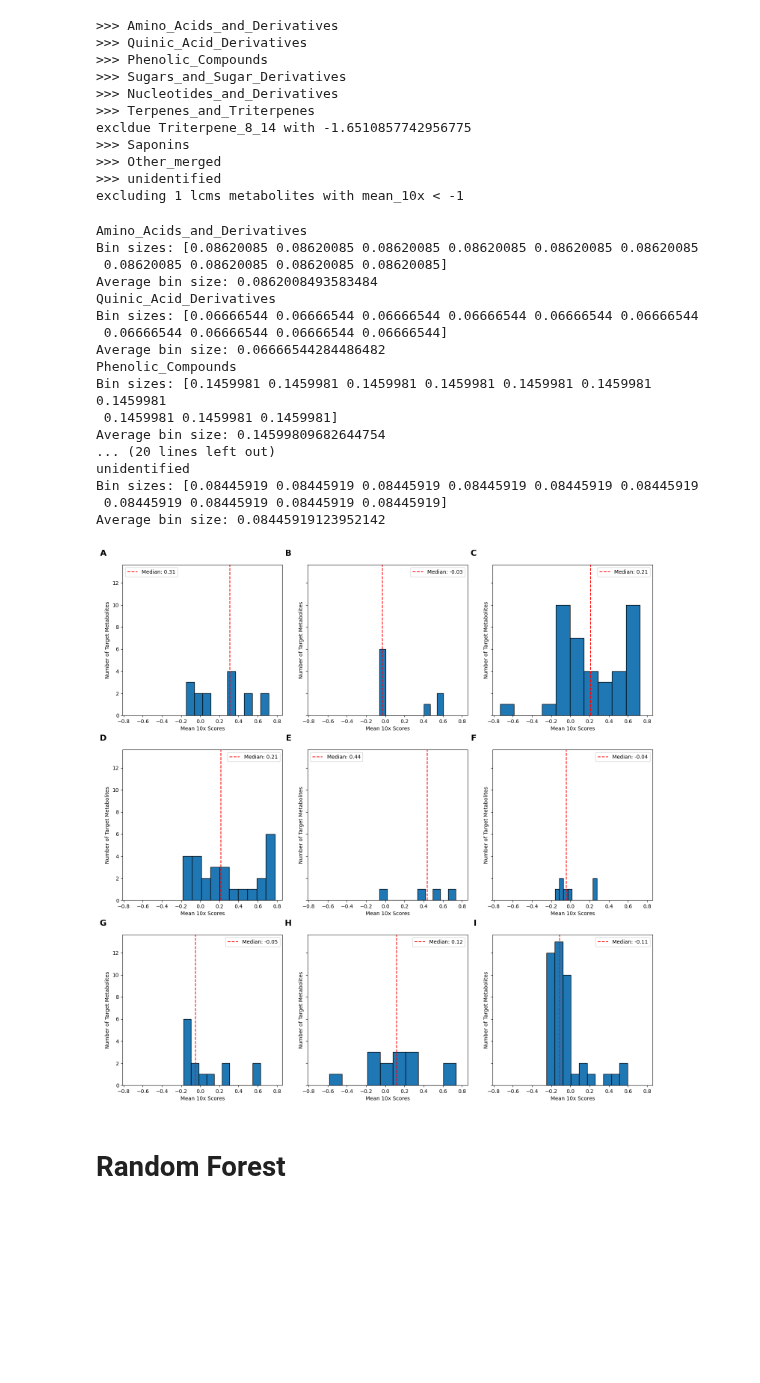
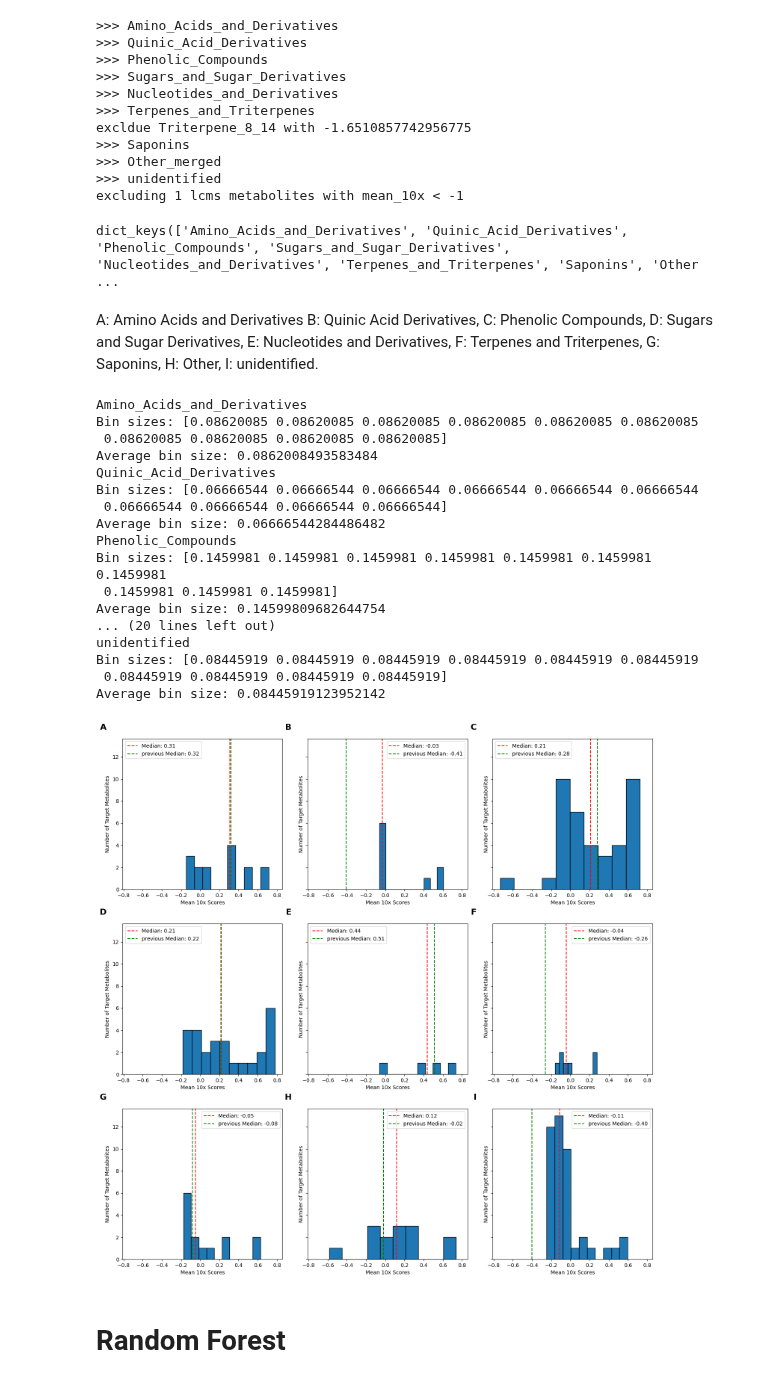
Before and after one commit to Yawkward/x.elegans, a Jupyter notebook: main_figures/performance_clustered_data_per_class.ipynb, the cells around one changed output. Drawn from its saved outputs; the diff is of its cells as text; code cells hidden in the pictures; blank space fills up the shorter version.

```diff
--- a/main_figures/performance_clustered_data_per_class.ipynb
+++ b/main_figures/performance_clustered_data_per_class.ipynb
@@ -292,7 +292,7 @@ import matplotlib.pyplot as plt
 import numpy as np
 import math
 
-def plot_grid_subplots(gcms_results_by_group, bin_number='auto', gt_tresh=None, title=True, x_label='mean_10x', y_label='Number of Target Metabolites'):
+def plot_grid_subplots(gcms_results_by_group, bin_number='auto', gt_tresh=None, title=True, x_label='mean_10x', y_label='Number of Target Metabolites', prev_median=None):
     # Determine the grid size
     n_categories = len(gcms_results_by_group)
     grid_size = math.ceil(math.sqrt(n_categories))  # Square root to determine grid size, rounded up
@@ -324,7 +324,11 @@ def plot_grid_subplots(gcms_results_by_group, bin_number='auto', gt_tresh=None,
             ax.hist(mean_10x_values, bins=bin_edges, color='C0', edgecolor='black')
             # Mark the median with a red dashed line
             ax.axvline(median_value, color='red', linestyle='--', label=f'Median: {median_value:.2f}')
+            if prev_median != None:
+                ax.axvline(prev_median[cat], color='green', linestyle='--', label=f'previous Median: {prev_median[cat]:.2f}')
             ax.text(-0.1, 1.1, desc, transform=ax.transAxes, fontsize=16, fontweight='bold', va='top', ha='right')
+
+
 
         else:
             ax.text(0.5, 0.5, 'No data above threshold', horizontalalignment='center', verticalalignment='center', transform=ax.transAxes)
@@ -355,4 +359,17 @@ lasso_lc ="/home/t44p/PW_rawdata/results/newfeat/newfeat_lasso/lcms/"
 
 gcms_lasso_by_group = process_per_category(gc_ms_groups, lasso_gc)
 lcms_lasso_by_group = process_per_category(lc_ms_groups, lasso_lc)
+# %%
+# median from unclustered data, excluding R^2 lt -1
+gcms_prev_median = {}
+
+for key in gcms_lasso_by_group.keys():
+    gcms_prev_median[key] = 0
+gcms_prev_median['Sugars_Carbohydrates'] = 0.26
+gcms_prev_median['Amino_Acids_and_Derivatives'] = 0.05
+gcms_prev_median['Nucleotides_and_Derivatives'] = -0.15
+gcms_prev_median['Organic_Acids'] = 0.3
+gcms_prev_median['Amines_Amides'] = -0.75
+gcms_prev_median['Vitamins_and_Cofactors'] = -0.18
+gcms_prev_median['Others_merged'] = 0
 # %%
@@ -421,27 +438,46 @@ excldue Triterpene_8_14 with -1.6510857742956775
 >>> Other_merged
 >>> unidentified
 excluding 1 lcms metabolites with mean_10x < -1
+# %%
+lcms_lasso_by_group.keys()
+# %% [output]
+dict_keys(['Amino_Acids_and_Derivatives', 'Quinic_Acid_Derivatives', 'Phenolic_Compounds', 'Sugars_and_Sugar_Derivatives', 'Nucleotides_and_Derivatives', 'Terpenes_and_Triterpenes', 'Saponins', 'Other ...
+# %% [markdown]
+A: Amino Acids and Derivatives B: Quinic Acid Derivatives, C: Phenolic Compounds, D: Sugars and Sugar Derivatives, E: Nucleotides and Derivatives, F: Terpenes and Triterpenes, G: Saponins, H: Other, I: unidentified.
+# %%
+lcms_prev_median = {}
+for key in lcms_lasso_by_group.keys():
+    lcms_prev_median[key] = 0
+lcms_prev_median['Amino_Acids_and_Derivatives'] = 0.32
+lcms_prev_median['Quinic_Acid_Derivatives'] = -0.41
+lcms_prev_median['Phenolic_Compounds'] = 0.28
+lcms_prev_median['Sugars_and_Sugar_Derivatives'] = 0.22
+lcms_prev_median['Nucleotides_and_Derivatives'] = 0.51
+lcms_prev_median['Terpenes_and_Triterpenes'] = -0.26
+lcms_prev_median['Saponins'] = -0.08
+lcms_prev_median['Other_merged'] = -0.02
+lcms_prev_median['unidentified'] = -0.40
 # %%
-plot_grid_subplots(lcms_lasso_by_group, bin_number=10, gt_tresh=-1, title=False)
+plot_grid_subplots(lcms_lasso_by_group, bin_number=10, gt_tresh=-1, title=False, prev_median=lcms_prev_median)
 # %% [output]
 Amino_Acids_and_Derivatives
 Bin sizes: [0.08620085 0.08620085 0.08620085 0.08620085 0.08620085 0.08620085
  0.08620085 0.08620085 0.08620085 0.08620085]
 Average bin size: 0.0862008493583484
 Quinic_Acid_Derivatives
 Bin sizes: [0.06666544 0.06666544 0.06666544 0.06666544 0.06666544 0.06666544
  0.06666544 0.06666544 0.06666544 0.06666544]
 Average bin size: 0.06666544284486482
 Phenolic_Compounds
 Bin sizes: [0.1459981 0.1459981 0.1459981 0.1459981 0.1459981 0.1459981 0.1459981
  0.1459981 0.1459981 0.1459981]
 Average bin size: 0.14599809682644754
 ... (20 lines left out)
 unidentified
 Bin sizes: [0.08445919 0.08445919 0.08445919 0.08445919 0.08445919 0.08445919
  0.08445919 0.08445919 0.08445919 0.08445919]
 Average bin size: 0.08445919123952142
-[figure, old version]
+[figure, new version]
 # %% [markdown]
 # Random Forest
 # %%
```
Also changed, not shown: parts of 1 cell of this notebook, 4 other files.
